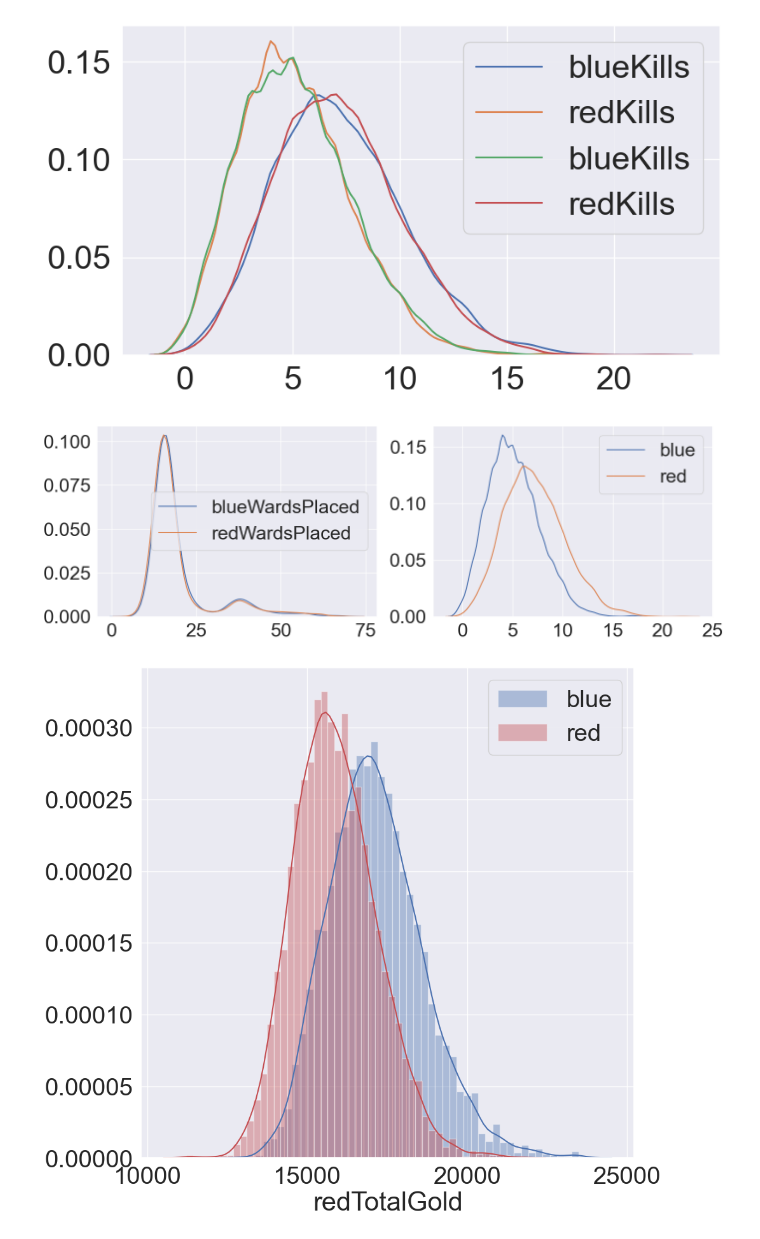
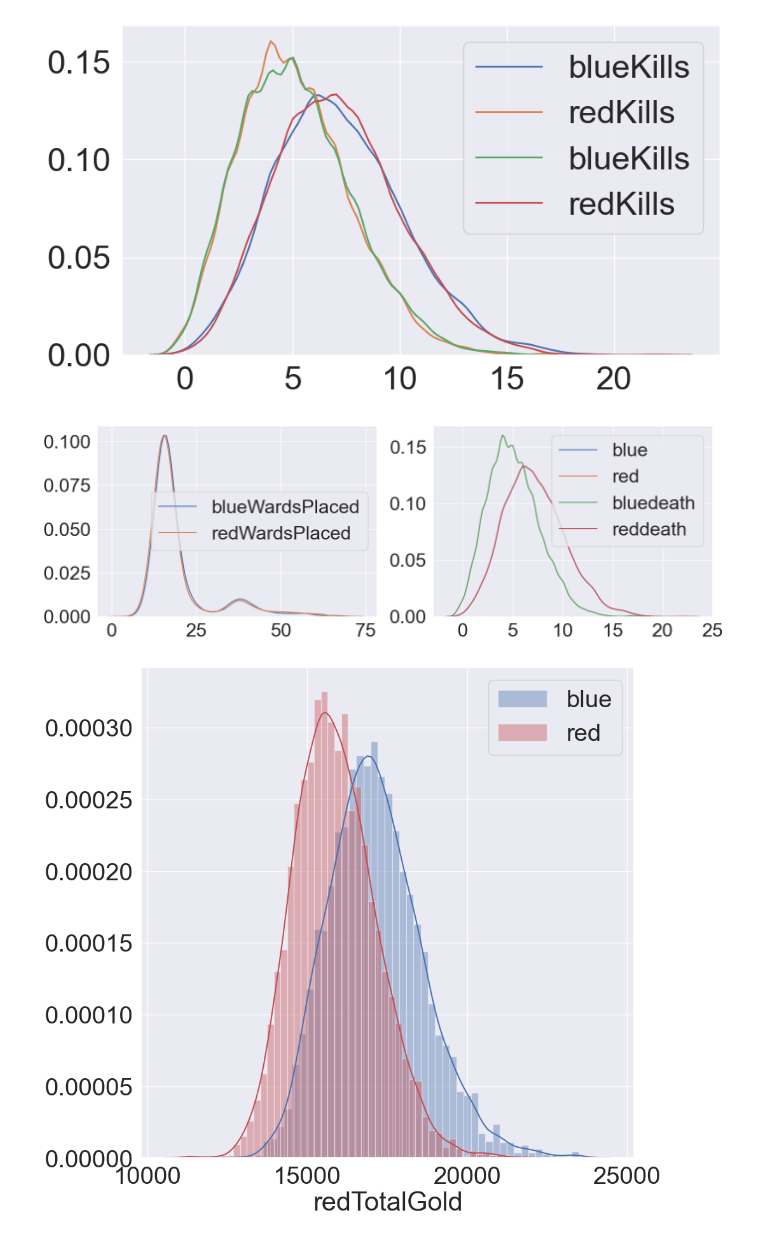
Before and after one commit to kysth0707/KagglePractice, a Jupyter notebook: LOL_Wins/main.ipynb, the cells around one changed output. Saved outputs shown, nothing was run; the diff lists cells and outputs as text; code cells hidden in the pictures.

```diff
--- a/LOL_Wins/main.ipynb
+++ b/LOL_Wins/main.ipynb
@@ -59,20 +59,23 @@ plt.show()
 # %%
 fig, ax = plt.subplots(1, 2, figsize=(16, 5))
 
 sns.kdeplot(df_test[df_test['blueWins'] == 1][df_test['blueWardsPlaced'] < 70]['blueWardsPlaced'], ax=ax[0])
 sns.kdeplot(df_test[df_test['blueWins'] == 1][df_test['redWardsPlaced'] < 70]['redWardsPlaced'], ax=ax[0])
 # 70개 아래만
 plt.legend(['blue', 'red'])
 # ax[0].set_xticks(range(0, 300, 70))
 
 
 sns.kdeplot(df_test[df_test['blueWins'] == 1]['blueKills'], ax=ax[1])
 sns.kdeplot(df_test[df_test['blueWins'] == 1]['redKills'], ax=ax[1])
+
+sns.kdeplot(df_test[df_test['blueWins'] == 1]['blueDeaths'], ax=ax[1])
+sns.kdeplot(df_test[df_test['blueWins'] == 1]['redDeaths'], ax=ax[1])
 ax[1].set_xticks(range(0, 30, 5))
-plt.legend(['blue', 'red'])
+plt.legend(['blue', 'red', 'bluedeath', 'reddeath'])
 plt.show()
 # %% [output]
-[figure, old version]
+[figure, new version]
 # %%
 f, ax = plt.subplots(1, 1, figsize=(10 ,10))
 g = sns.distplot(df_test[df_test['blueWins'] == 1]['blueTotalGold'], color='b', label=f"blue", ax = ax)
```
Also changed, not shown: parts of 7 cells of this notebook, 14 other files.
